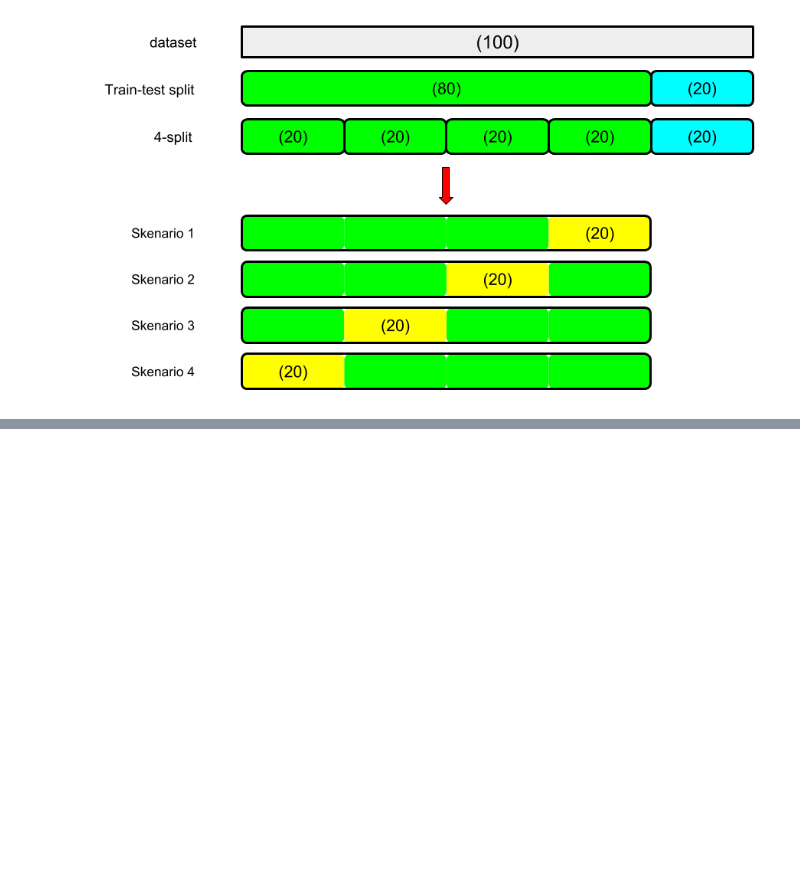
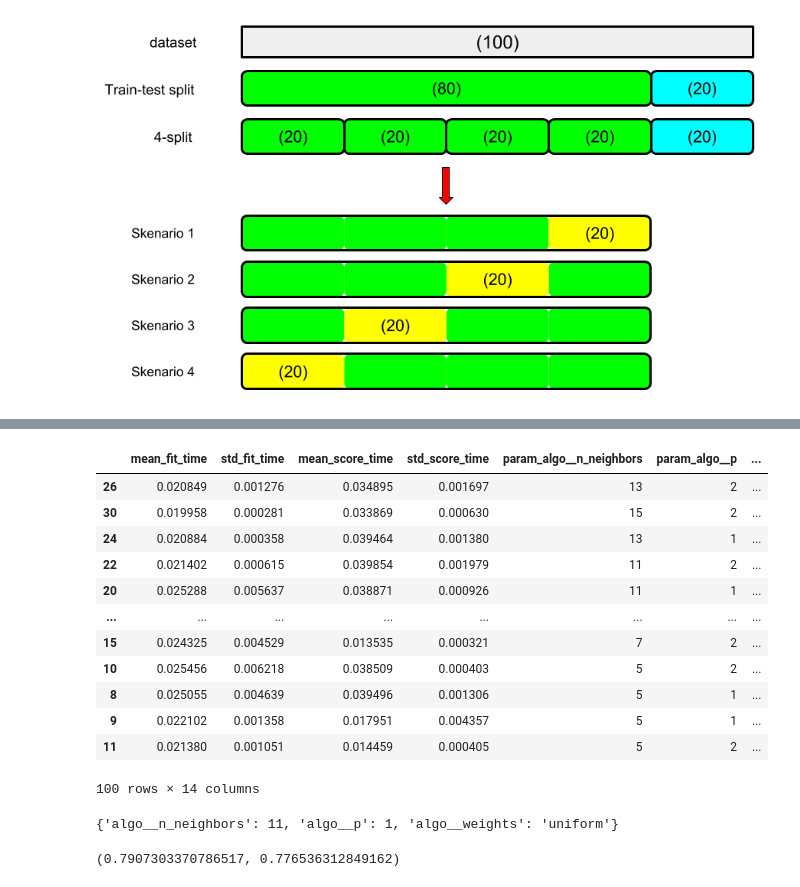
Before and after one commit to Ibnuamrithaher/Mechine-Learning-And-Deep-Learning, a Jupyter notebook: Course 2/part3-Scikit-learn Pipeline and workflow.ipynb, the cells around one changed output, grey strips where cells are left out. Saved outputs shown, nothing was run; the diff lists cells and outputs as text; code cells hidden in the pictures; blank space fills up the shorter version.

```diff
--- a/Course 2/part3-Scikit-learn Pipeline and workflow.ipynb
+++ b/Course 2/part3-Scikit-learn Pipeline and workflow.ipynb
@@ -66,0 +112,5 @@ illustration.train_val_test
+# %%
+preprocessor = ColumnTransformer([
+    ("numeric", numerical_pipeline, ["SibSp","Parch","Fare"]),
+    ("categoric", categorical_pipeline, ["Pclass","Sex","Embarked"])
+])
@@ -66,0 +121,7 @@ illustration.train_val_test
+# %%
+pipeline = Pipeline([
+    ("prep",preprocessor),
+    ("algo",KNeighborsClassifier())
+])
+# %%
+pipeline.fit(x_train,y_train);
@@ -66,0 +156,9 @@ illustration.train_val_test
+# %%
+parameter = {
+    "algo__n_neighbors" : range(1,51,2),
+    "algo__weights" : ["uniform","distance"],
+    "algo__p" : [1,2],
+}
+
+model = GridSearchCV(pipeline, parameter, cv=3, n_jobs=-1, verbose=1)
+model.fit(x_train,y_train)
@@ -66,0 +184,24 @@ illustration.train_val_test
+# %%
+pd.DataFrame(model.cv_results_).sort_values("rank_test_score")
+# %% [output]
+|  | mean_fit_time | std_fit_time | mean_score_time | std_score_time | param_algo__n_neighbors | param_algo__p | ... |
+| 26 | 0.020849 | 0.001276 | 0.034895 | 0.001697 | 13 | 2 | ... |
+| 30 | 0.019958 | 0.000281 | 0.033869 | 0.000630 | 15 | 2 | ... |
+| 24 | 0.020884 | 0.000358 | 0.039464 | 0.001380 | 13 | 1 | ... |
+| 22 | 0.021402 | 0.000615 | 0.039854 | 0.001979 | 11 | 2 | ... |
+| 20 | 0.025288 | 0.005637 | 0.038871 | 0.000926 | 11 | 1 | ... |
+| ... | ... | ... | ... | ... | ... | ... | ... |
+| 15 | 0.024325 | 0.004529 | 0.013535 | 0.000321 | 7 | 2 | ... |
+| 10 | 0.025456 | 0.006218 | 0.038509 | 0.000403 | 5 | 2 | ... |
+| 8 | 0.025055 | 0.004639 | 0.039496 | 0.001306 | 5 | 1 | ... |
+| 9 | 0.022102 | 0.001358 | 0.017951 | 0.004357 | 5 | 1 | ... |
+| 11 | 0.021380 | 0.001051 | 0.014459 | 0.000405 | 5 | 2 | ... |
+100 rows × 14 columns
+# %%
+model.best_params_
+# %% [output]
+{'algo__n_neighbors': 11, 'algo__p': 1, 'algo__weights': 'uniform'}
+# %%
+model.score(x_train,y_train),pipeline.score(x_test,y_test)
+# %% [output]
+(0.7907303370786517, 0.776536312849162)
```
Also changed, not shown: parts of 16 cells of this notebook.
